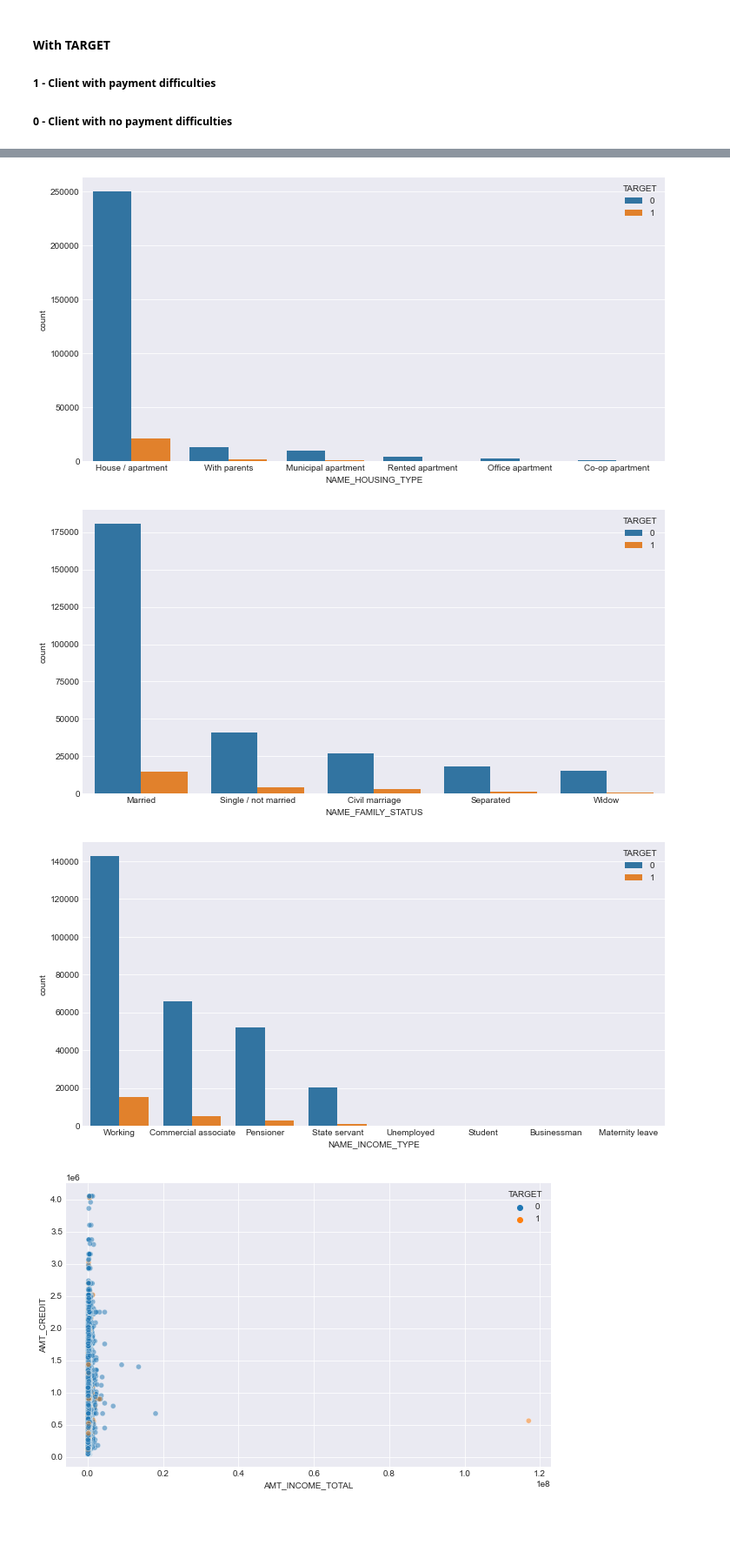
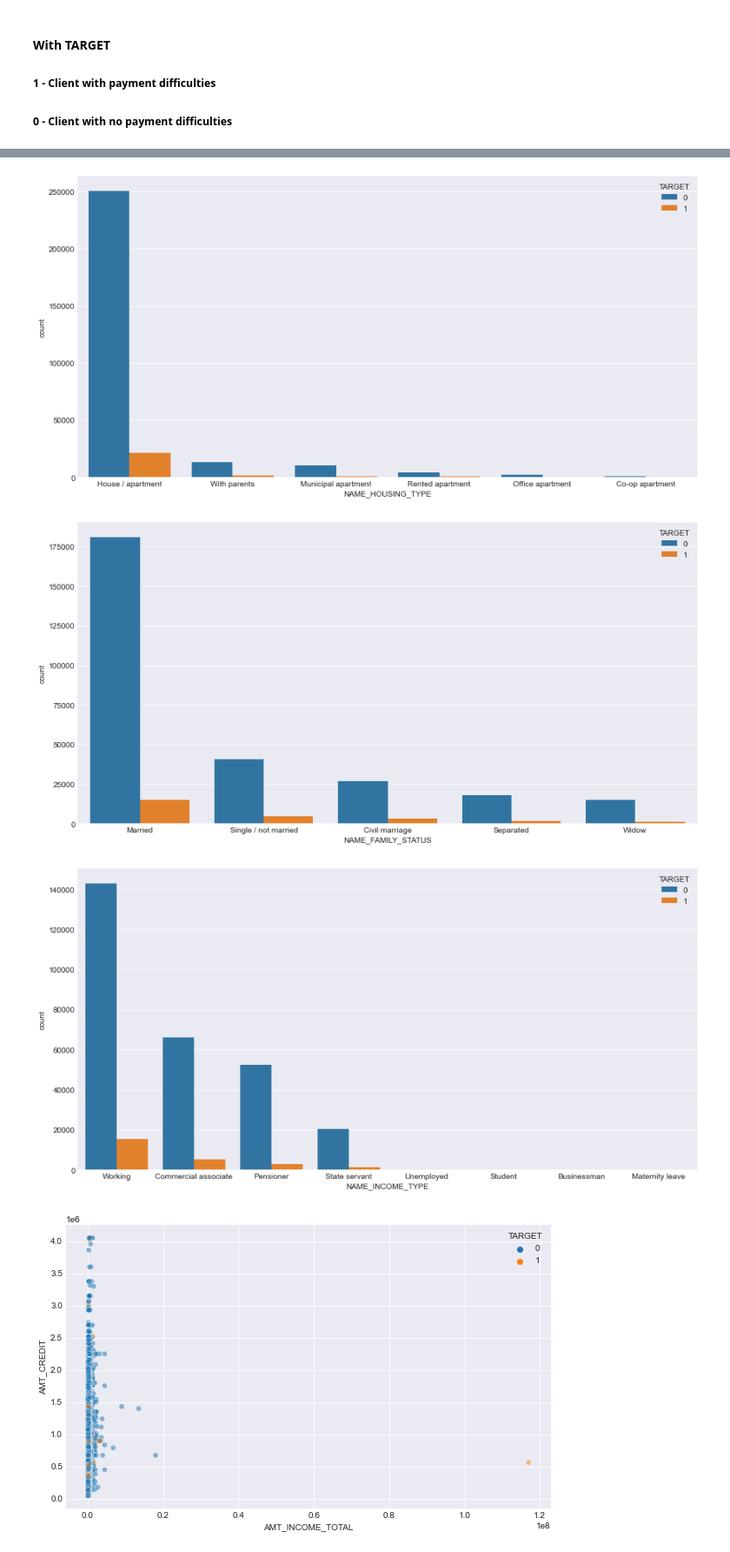
Before and after one commit to LuizFelipeAG/credit_check, a Jupyter notebook: loan_check_testbook-EDA.ipynb, the cells around one changed output, grey strips where cells are left out. Shown at 87% size. Cells and saved outputs as stored; diff of their text form; code cells hidden in the pictures; blank space fills up the shorter version.

```diff
--- a/loan_check_testbook-EDA.ipynb
+++ b/loan_check_testbook-EDA.ipynb
@@ -351,24 +351,24 @@ plt.show()
 # %%
 plt.figure(figsize=[12,6])
 sns.countplot(data=df_clean,x = 'NAME_HOUSING_TYPE', order = df_clean['NAME_HOUSING_TYPE'].value_counts().index, hue='TARGET')
-fig.tight_layout()
+plt.tight_layout()
 plt.show()
 # %% [output]
-[figure, old version]
+[figure, new version]
 # %%
 plt.figure(figsize=[12,6])
 sns.countplot(data=df_clean,x = 'NAME_FAMILY_STATUS', order = df_clean['NAME_FAMILY_STATUS'].value_counts().index, hue='TARGET')
-fig.tight_layout()
+plt.tight_layout()
 plt.show()
 # %% [output]
-[figure, old version]
+[figure, new version]
 # %%
 plt.figure(figsize=[12,6])
 sns.countplot(data=df_clean,x = 'NAME_INCOME_TYPE', order = df_clean['NAME_INCOME_TYPE'].value_counts().index, hue='TARGET')
-fig.tight_layout()
+plt.tight_layout()
 plt.show()
 # %% [output]
-[figure, old version]
+[figure, new version]
 # %%
 plt.figure(figsize=[10,6])
 sns.scatterplot(data=df_clean, x='AMT_INCOME_TOTAL', y = 'AMT_CREDIT', alpha=0.5, hue='TARGET')
```
Also changed, not shown: parts of 5 cells of this notebook.
